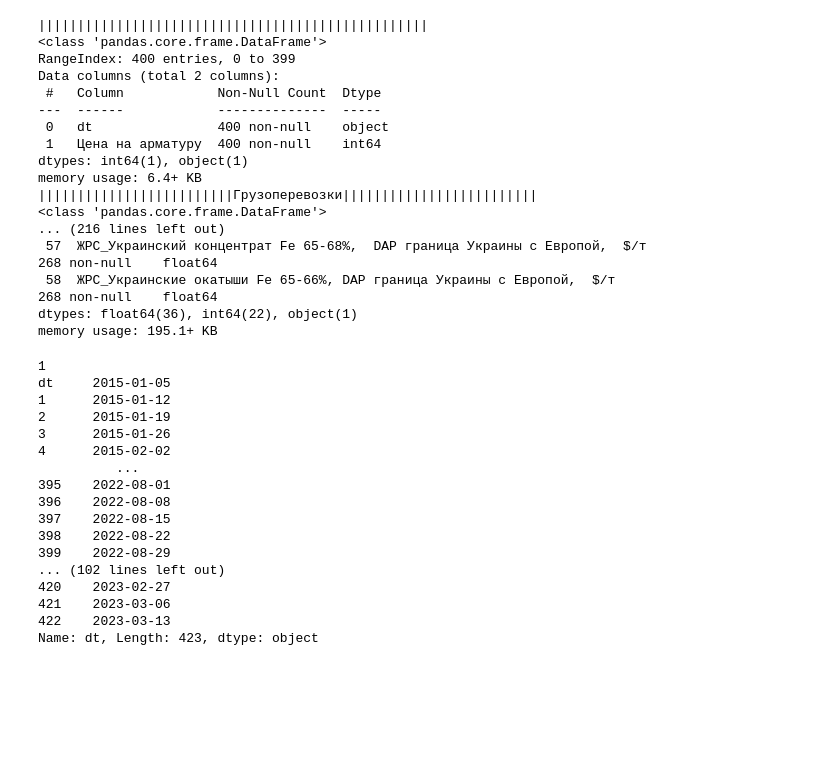
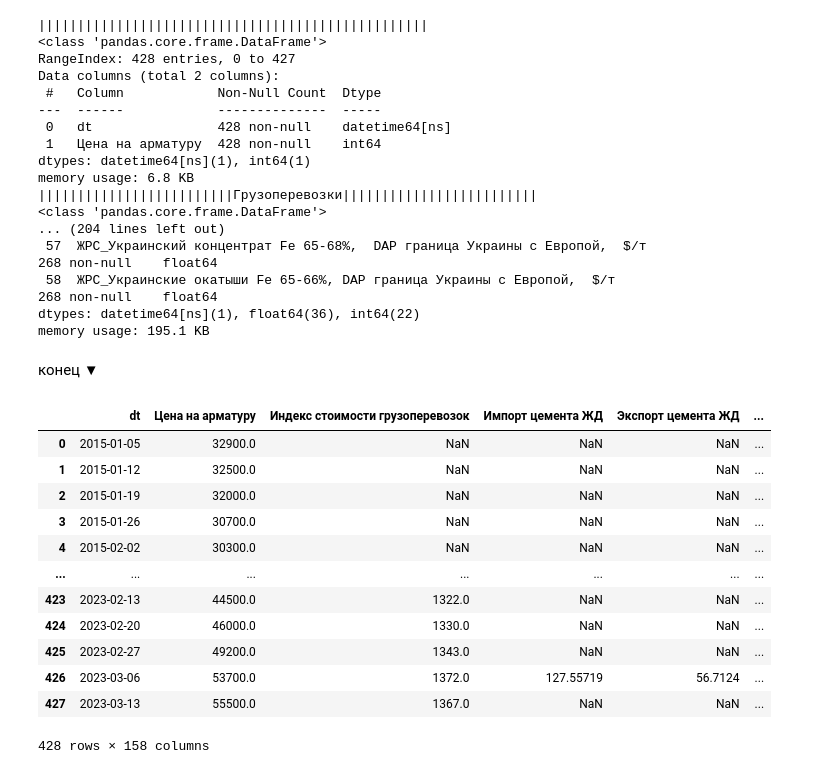
Before and after one commit to kaninn-i/ml_intensiv_3, a Jupyter notebook: artemiZer/main.ipynb, the cells around one changed output. Cells and saved outputs as stored; diff of their text form; code cells hidden in the pictures; blank space fills up the shorter version.

```diff
--- a/artemiZer/main.ipynb
+++ b/artemiZer/main.ipynb
@@ -16,66 +28,80 @@ raw=pd.read_csv("Цены на сырье.csv")
 # %%
 print("||||||||||||||||||||||||||||||||||||||||||||||||||")
-train.info()
+price_df.info()
 print("|||||||||||||||||||||||||Грузоперевозки|||||||||||||||||||||||||")
 gruz.info()
 print("|||||||||||||||||||||||||Данные рынка стройматериалов|||||||||||||||||||||||||")
 rynok_stroy.info()
 print("|||||||||||||||||||||||||Индекс LME|||||||||||||||||||||||||")
 lme.info()
-print("|||||||||||||||||||||||||Макропоказатели|||||||||||||||||||||||||")
-macro.info()
+# print("|||||||||||||||||||||||||Макропоказатели|||||||||||||||||||||||||")
+# macro.info()
 print("|||||||||||||||||||||||||Показатели рынка металла|||||||||||||||||||||||||")
 rynok_metal.info()
 print("|||||||||||||||||||||||||Топливо|||||||||||||||||||||||||")
 fuel.info()
 print("|||||||||||||||||||||||||Цены на сырье|||||||||||||||||||||||||")
 raw.info()
+# print("|||||||||||||||||||||||||CHMF Акции|||||||||||||||||||||||||")
+# chmf.info()
+# print("|||||||||||||||||||||||||MAGN Акции|||||||||||||||||||||||||")
+# magn.info()
+# print("|||||||||||||||||||||||||NLMK Акции|||||||||||||||||||||||||")
+# nlmk.info()
 # %% [output]
 ||||||||||||||||||||||||||||||||||||||||||||||||||
 <class 'pandas.core.frame.DataFrame'>
-RangeIndex: 400 entries, 0 to 399
+RangeIndex: 428 entries, 0 to 427
 Data columns (total 2 columns):
  #   Column            Non-Null Count  Dtype
 ---  ------            --------------  -----
- 0   dt                400 non-null    object
- 1   Цена на арматуру  400 non-null    int64
-dtypes: int64(1), object(1)
-memory usage: 6.4+ KB
+ 0   dt                428 non-null    datetime64[ns]
+ 1   Цена на арматуру  428 non-null    int64
+dtypes: datetime64[ns](1), int64(1)
+memory usage: 6.8 KB
 |||||||||||||||||||||||||Грузоперевозки|||||||||||||||||||||||||
 <class 'pandas.core.frame.DataFrame'>
-... (216 lines left out)
+... (204 lines left out)
  57  ЖРС_Украинский концентрат Fe 65-68%,  DAP граница Украины с Европой,  $/т                         268 non-null    float64
  58  ЖРС_Украинские окатыши Fe 65-66%, DAP граница Украины с Европой,  $/т                             268 non-null    float64
-dtypes: float64(36), int64(22), object(1)
-memory usage: 195.1+ KB
+dtypes: datetime64[ns](1), float64(36), int64(22)
+memory usage: 195.1 KB
 # %%
 dfs=[
-     train,
+     price_df,
      gruz,
      rynok_stroy,
      lme,
-     macro,
+     # macro,
      rynok_metal,
      fuel,
-     raw
+     raw,
+     # chmf,
+     # magn,
+     # nlmk
      ]
 for df in dfs:
-    df.rename(columns=lambda x: 'dt' if x.lower() in ["date", "дата"] else x, inplace=True)
+    df.rename(columns=lambda x:"dt"if x.lower()in["date", "дата"]else x,inplace=True)
+    df["dt"]=pd.to_datetime(df["dt"])
-# %% [output]
-1
-dt     2015-01-05
-1      2015-01-12
-2      2015-01-19
-3      2015-01-26
-4      2015-02-02
-          ...
-395    2022-08-01
-396    2022-08-08
-397    2022-08-15
-398    2022-08-22
-399    2022-08-29
-... (102 lines left out)
-420    2023-02-27
-421    2023-03-06
-422    2023-03-13
-Name: dt, Length: 423, dtype: object
+# %% [markdown]
+конец ▼
+# %%
+for i,dataframe in enumerate(dfs):
+    dataframe["dt"]=pd.to_datetime(dataframe["dt"],format="%Y-%m-%d")# форматирование в один вид дат
+    dfs[i]=dataframe.set_index("dt").resample("W-MON").mean().reset_index()# всё к понедельникам, как цена
+df_extended=reduce(lambda left,right:pd.merge(left,right,on="dt",how="left"),dfs)# соединение по цене
+df_extended
+# %% [output]
+|  | dt | Цена на арматуру | Индекс стоимости грузоперевозок | Импорт цемента ЖД | Экспорт цемента ЖД | ... |
+| 0 | 2015-01-05 | 32900.0 | NaN | NaN | NaN | ... |
+| 1 | 2015-01-12 | 32500.0 | NaN | NaN | NaN | ... |
+| 2 | 2015-01-19 | 32000.0 | NaN | NaN | NaN | ... |
+| 3 | 2015-01-26 | 30700.0 | NaN | NaN | NaN | ... |
+| 4 | 2015-02-02 | 30300.0 | NaN | NaN | NaN | ... |
+| ... | ... | ... | ... | ... | ... | ... |
+| 423 | 2023-02-13 | 44500.0 | 1322.0 | NaN | NaN | ... |
+| 424 | 2023-02-20 | 46000.0 | 1330.0 | NaN | NaN | ... |
+| 425 | 2023-02-27 | 49200.0 | 1343.0 | NaN | NaN | ... |
+| 426 | 2023-03-06 | 53700.0 | 1372.0 | 127.55719 | 56.7124 | ... |
+| 427 | 2023-03-13 | 55500.0 | 1367.0 | NaN | NaN | ... |
+428 rows × 158 columns
```
Also changed, not shown: parts of 18 cells of this notebook, 22 other files.
